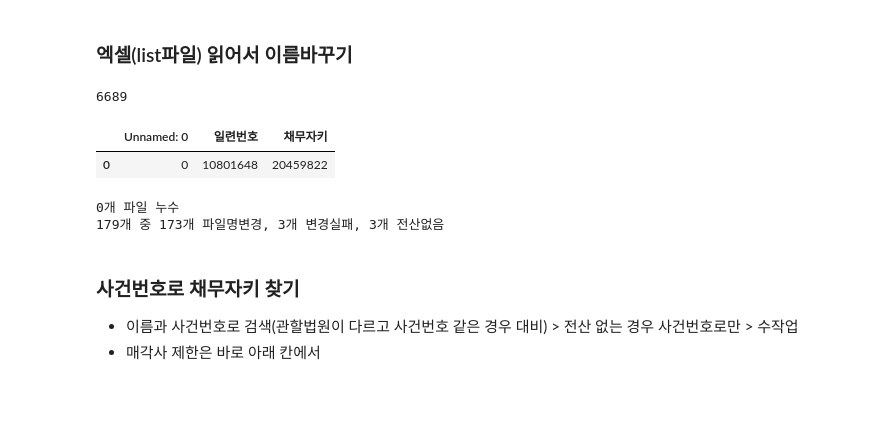
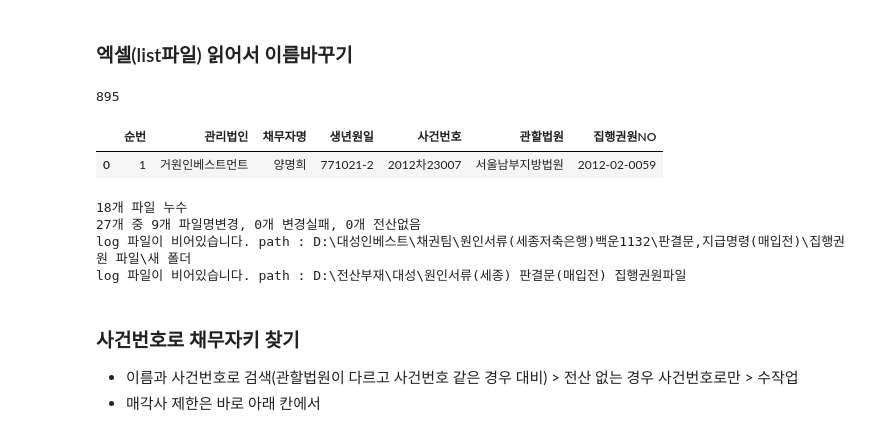
Before and after one commit to jbmyou/python_work, a Jupyter notebook: fileNaming/이름변경_대성.ipynb, the cells around one changed output. Saved outputs shown, nothing was run; the diff lists cells and outputs as text; code cells hidden in the pictures; blank space fills up the shorter version.

```diff
--- a/fileNaming/이름변경_대성.ipynb
+++ b/fileNaming/이름변경_대성.ipynb
@@ -366,34 +363,44 @@ write_log_csv_upload(noDB, path_noDB, addInfo)
 ### 엑셀(list파일) 읽어서 이름바꾸기
 # %%
 # 엑셀에 콜론(:) 지우기 (파일명에 쓸 수 없는 기호) ex - 변경전:김향자
-path_dir = r"D:\대성인베스트\채권팀\원인서류(새마을금고)씨드45,85\3.초본"
-path_file = "20230628 132625_826_ 초본.csv"
-# df_filename = pd.read_excel(join(path_dir, path_file)).fillna("") #dropna(axis=0, how="any")
+path_dir = r"D:\대성인베스트\채권팀\원인서류(세종저축은행)백운1132\판결문,지급명령(매입전)"
+path_file = "집행권원리스트(추가).xlsx"
+df_filename = pd.read_excel(join(path_dir, path_file), dtype=str).fillna("") #dropna(axis=0, how="any")
+df_filename = df_filename.applymap(lambda x: x.replace(':', ' ') if isinstance(x, str) else x)
 print(len(df_filename))
 display(df_filename.head(1))
 #display(df_filename.info())
 # 번호가 1.0으로 나와도, 파일명의 번호를 int로 바꾸면 비교에 문제가 없다.
 # %% [output]
-6689
+895
-|  | Unnamed: 0 | 일련번호 | 채무자키 |
-| 0 | 0 | 10801648 | 20459822 |
+|  | 순번 | 관리법인 | 채무자명 | 생년원일 | 사건번호 | 관할법원 | 집행권원NO |
+| 0 | 1 | 거원인베스트먼트 | 양명희 | 771021-2 | 2012차23007 | 서울남부지방법원 | 2012-02-0059 |
 # %%
 ########################################################
-path = r"D:\구 스캔파일\서울\! 채권별 스캔본 (한울가람, 9001~)\! 채권별 스캔본 (한울가람, 9001~)(스캔파일)\20.(9019) (유)우담자산관리대부_솔림헬프\11.환매\환매통지서\스캔_차주"
-addInfo = "서울 채권별 20.우담"
+path = r"D:\대성인베스트\채권팀\원인서류(세종저축은행)백운1132\판결문,지급명령(매입전)\집행권원 파일\새 폴더"
+addInfo = "원인서류(세종) 판결문(매입전) 집행권원파일"
 add_file_name = ""
-path_noDB = join("D:\전산부재", addInfo) ### 미양도 유의
+path_noDB = join("D:\전산부재\대성", addInfo) ### 미양도 유의
 ########################################################
 if not os.path.exists(path_noDB) : os.makedirs(path_noDB)
 success, fail, noDB = [], [], []
 file_list = read_filelist(path)
 total = len(file_list)
 
+p_name = re.compile(r"[가-힣]{2,}")
+p_id = re.compile(r"[\d-]{6,8}")
+
+
 for f in tqdm(file_list, total=total) :
     stem, ext = os.path.splitext(f)
-    pk = re.search("\d{8,8}", stem).group()
-                                 ######################
-    temp = df_filename[df_filename["일련번호"]==int(pk)]  # int() 주의
+
+    # pk = re.search("\d{8,8}", stem).group()
+    #                              ######################
+    # temp = df_filename[df_filename["일련번호"]==int(pk)]  # int() 주의
+    name = p_name.search(f[9:])[0]
+    birth = p_id.search(f[9:])[0]
+    temp = df_filename[(df_filename["채무자명"].str.contains(name)) & (df_filename["생년원일"].str.match(birth))]
+
     if len(temp) == 1 :
         try :
             # # # 양통과 종적이 나란히 엑셀파일에 기록된 경우(세종-한울) ######################
@@ -412,15 +419,18 @@ for f in tqdm(file_list, total=total) :
             # new_stem = re.sub("\*", "", temp["주민번호"].values[0]) + " " + re.sub("\([주유]\)", "", temp["수신인"].values[0]) + add_file_name
             # new_name = stem + " " + new_stem + ext
 
-            new_stem = str(temp["채무자키"].values[0]) + " " + stem
+            # new_stem = str(temp["채무자키"].values[0]) + " " + stem
+            # new_name = new_stem + ext
+
+            new_stem = stem + " " + temp["사건번호"].values[0] # + " " + temp["생년월일"].values[0][:6]
             new_name = new_stem + ext
 
-            os.rename(join(path, f), join(path, new_name))
-            success.append([path, f, new_name])
+            success.append(re_name_upload(join(path, f), join(path, new_name)))
         except :
             fail.append([path, f, new_name, "파일명 변경중 에러"])
             continue
     elif len(temp) ==0  :
+        continue
         os.rename(join(path, f), join(path_noDB, f))
         noDB.append([path, f, path_noDB, f])
     else :
@@ -432,8 +442,10 @@ write_log_csv_upload(success, path_success, addInfo+"성명")
 write_log_csv_upload(fail, path, "fail성명")
 write_log_csv_upload(noDB, path_noDB, "전산없음(양도채권x)")
 # %% [output]
-0개 파일 누수
-179개 중 173개 파일명변경, 3개 변경실패, 3개 전산없음
+18개 파일 누수
+27개 중 9개 파일명변경, 0개 변경실패, 0개 전산없음
+log 파일이 비어있습니다. path : D:\대성인베스트\채권팀\원인서류(세종저축은행)백운1132\판결문,지급명령(매입전)\집행권원 파일\새 폴더
+log 파일이 비어있습니다. path : D:\전산부재\대성\원인서류(세종) 판결문(매입전) 집행권원파일
 # %% [markdown]
 ### 사건번호로 채무자키 찾기
 - 이름과 사건번호로 검색(관할법원이 다르고 사건번호 같은 경우 대비) > 전산 없는 경우 사건번호로만 > 수작업
```
Also changed, not shown: parts of 6 cells of this notebook, 3 other files.
